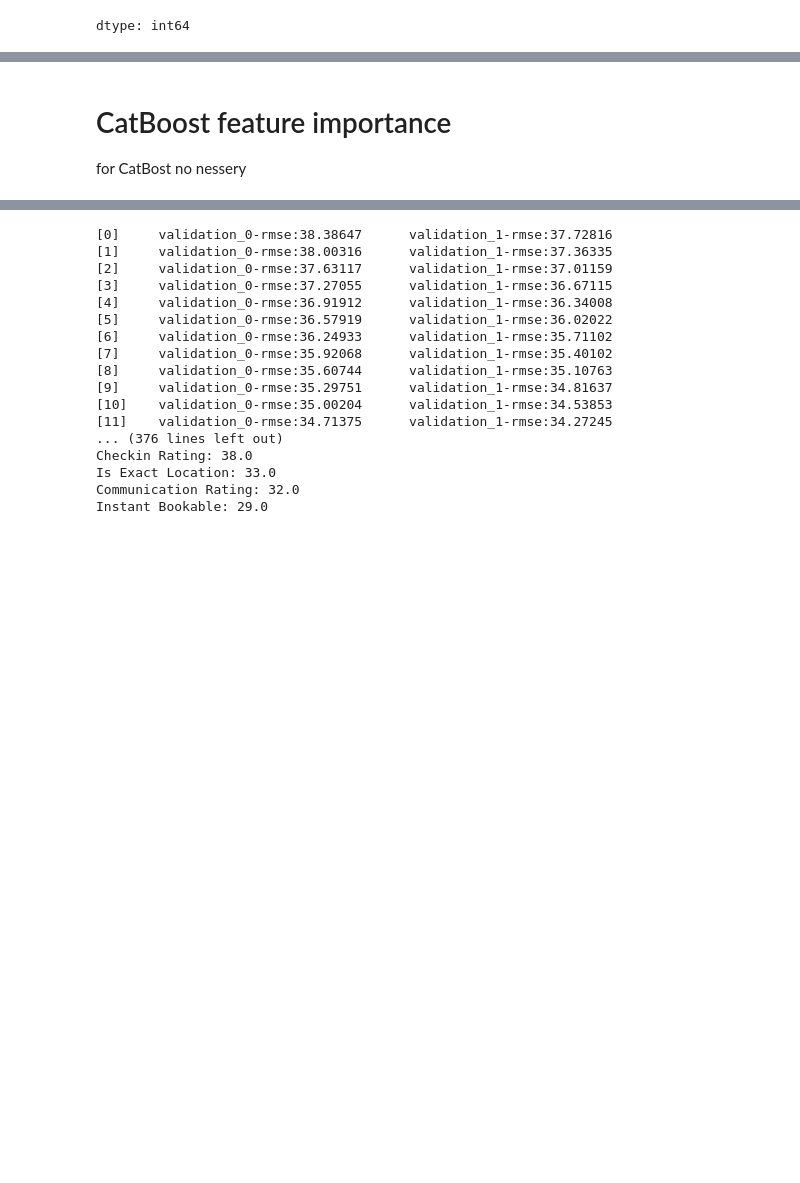
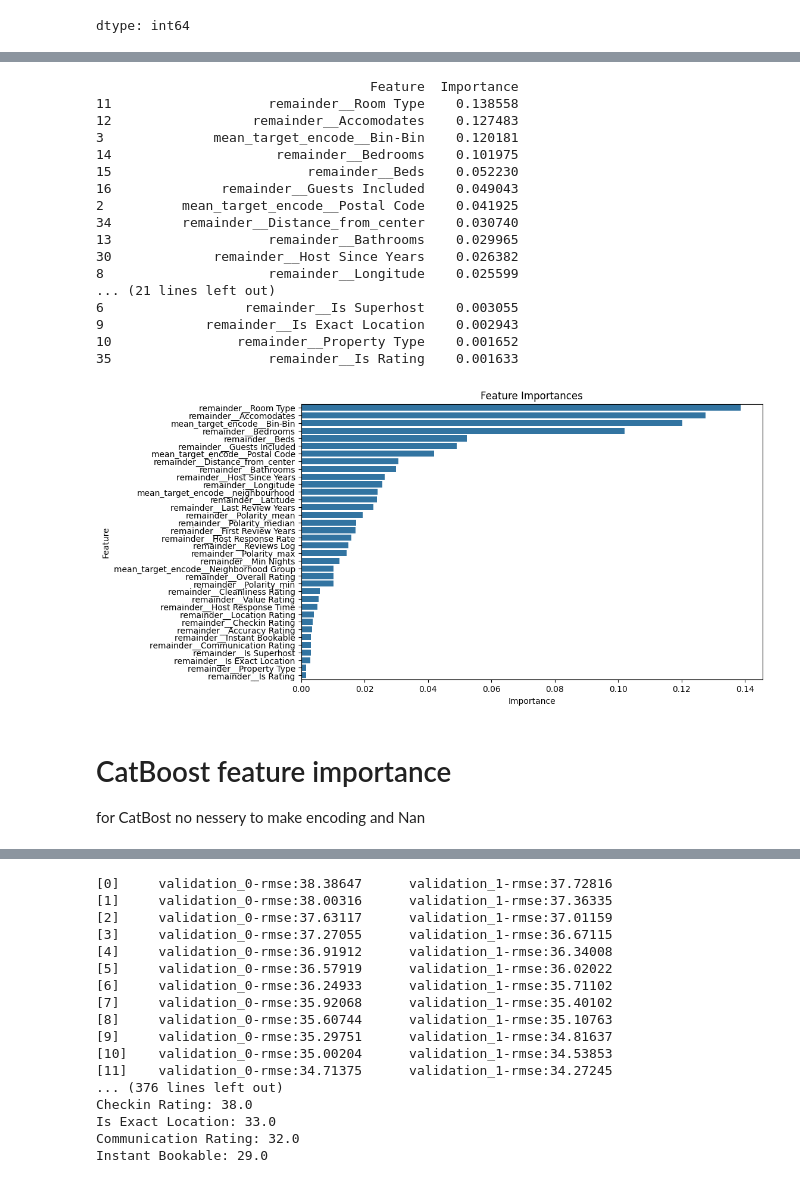
Before and after one commit to IlyaZutler/Cancer-Data, a Jupyter notebook: 7 Feature selection.ipynb, the cells around one changed output, grey strips where cells are left out. Cells and saved outputs as stored; diff of their text form; code cells hidden in the pictures; blank space fills up the shorter version.

```diff
--- a/7 Feature selection.ipynb
+++ b/7 Feature selection.ipynb
@@ -125,7 +198,49 @@ dtype: int64
+# %%
+# prompt: важность признаков для RandomForestRegressor
+
+# Get feature importances
+importances = pipeline.named_steps['model'].feature_importances_
+
+# Get feature names from preprocessor
+feature_names = pipeline.named_steps['preprocessor'].get_feature_names_out()
+
+# Create a DataFrame for easier visualization
+feature_importance_df = pd.DataFrame({
+    'Feature': feature_names,
+    'Importance': importances
+}).sort_values('Importance', ascending=False)
+
+# Print or plot the feature importances
+print(feature_importance_df)
+
+# Optionally, plot the feature importances
+plt.figure(figsize=(10, 6))
+sns.barplot(x='Importance', y='Feature', data=feature_importance_df)
+plt.title('Feature Importances')
+plt.show()
+# %% [output]
+                                   Feature  Importance
+11                    remainder__Room Type    0.138558
+12                  remainder__Accomodates    0.127483
+3              mean_target_encode__Bin-Bin    0.120181
+14                     remainder__Bedrooms    0.101975
+15                         remainder__Beds    0.052230
+16              remainder__Guests Included    0.049043
+2          mean_target_encode__Postal Code    0.041925
+34         remainder__Distance_from_center    0.030740
+13                    remainder__Bathrooms    0.029965
+30             remainder__Host Since Years    0.026382
+8                     remainder__Longitude    0.025599
+... (21 lines left out)
+6                  remainder__Is Superhost    0.003055
+9             remainder__Is Exact Location    0.002943
+10                remainder__Property Type    0.001652
+35                    remainder__Is Rating    0.001633
+[figure, added]
 # %% [markdown]
 # CatBoost feature importance
 
-for CatBost no nessery
+for CatBost no nessery to make encoding and Nan
 # %%
 # X[['Overall Rating', 'Accuracy Rating',  'Cleanliness Rating', 'Checkin Rating',
 #    'Communication Rating',  'Location Rating', 'Value Rating', 'Polarity_min',
```
Also changed, not shown: parts of 8 cells of this notebook.
